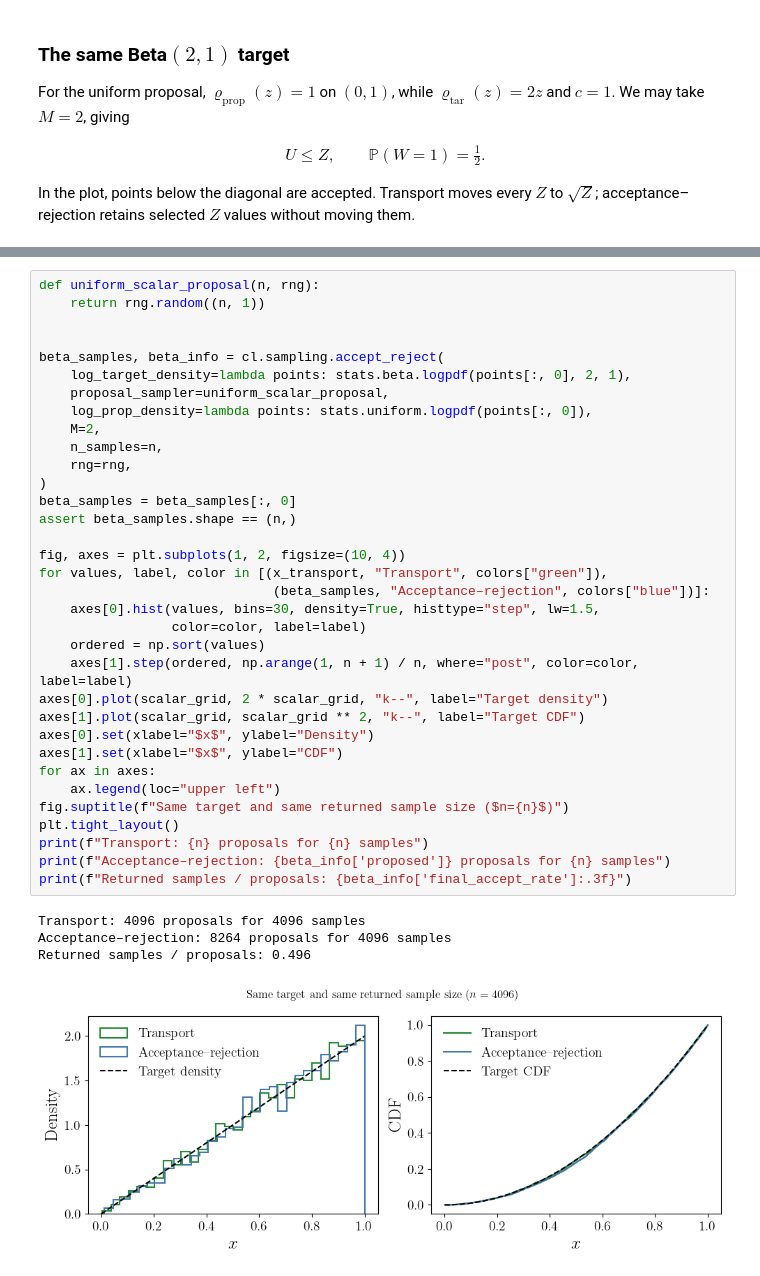
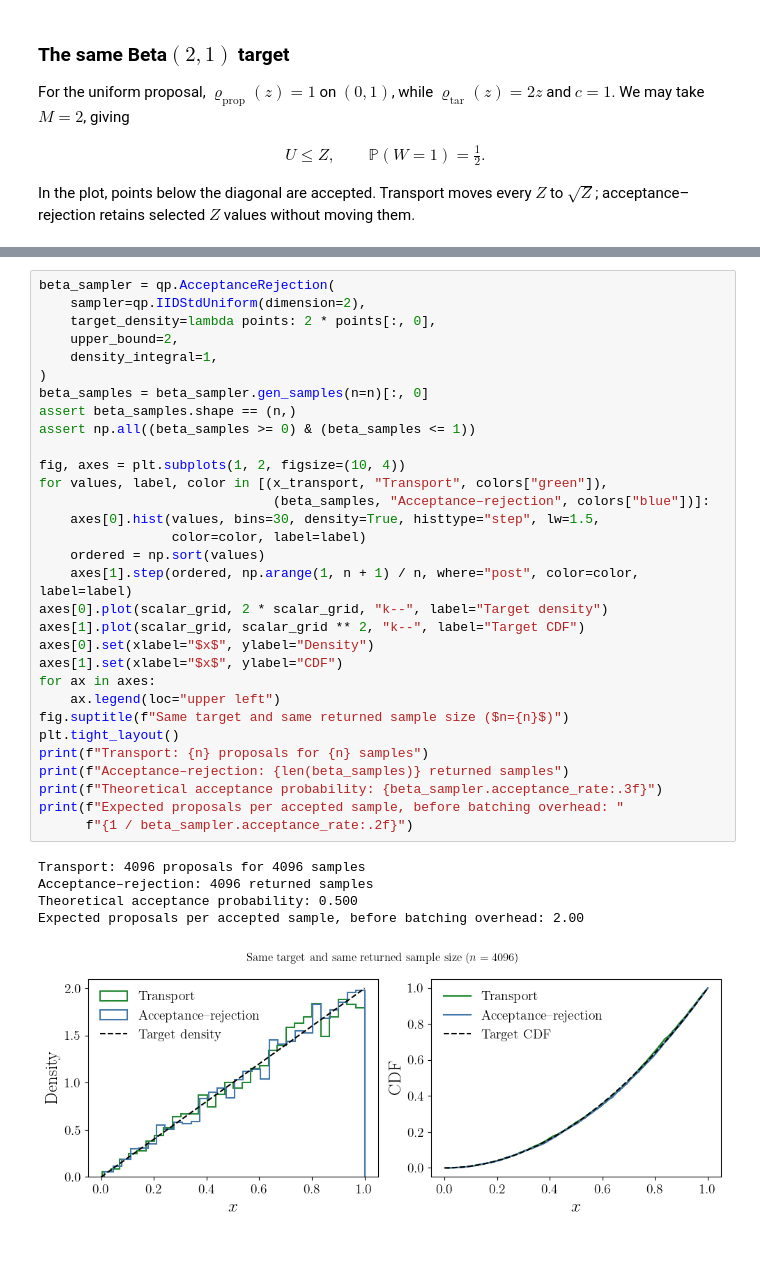
Before and after one commit to fjhickernell/MATH565Fall2026, a Jupyter notebook: notebooks/sampling/TransportMapsAndAcceptanceRejection.ipynb, the cells around one changed output, grey strips where cells are left out. Saved outputs shown, nothing was run; the diff lists cells and outputs as text; blank space fills up the shorter version.

```diff
--- a/notebooks/sampling/TransportMapsAndAcceptanceRejection.ipynb
+++ b/notebooks/sampling/TransportMapsAndAcceptanceRejection.ipynb
@@ -269,42 +272,40 @@ The shared sampler works in batches and discards any surplus accepted points in
 # %%
-def uniform_scalar_proposal(n, rng):
-    return rng.random((n, 1))
-
-
-beta_samples, beta_info = cl.sampling.accept_reject(
-    log_target_density=lambda points: stats.beta.logpdf(points[:, 0], 2, 1),
-    proposal_sampler=uniform_scalar_proposal,
-    log_prop_density=lambda points: stats.uniform.logpdf(points[:, 0]),
-    M=2,
-    n_samples=n,
-    rng=rng,
+beta_sampler = qp.AcceptanceRejection(
+    sampler=qp.IIDStdUniform(dimension=2),
+    target_density=lambda points: 2 * points[:, 0],
+    upper_bound=2,
+    density_integral=1,
 )
-beta_samples = beta_samples[:, 0]
+beta_samples = beta_sampler.gen_samples(n=n)[:, 0]
 assert beta_samples.shape == (n,)
+assert np.all((beta_samples >= 0) & (beta_samples <= 1))
 
 fig, axes = plt.subplots(1, 2, figsize=(10, 4))
 for values, label, color in [(x_transport, "Transport", colors["green"]),
                               (beta_samples, "Acceptance–rejection", colors["blue"])]:
     axes[0].hist(values, bins=30, density=True, histtype="step", lw=1.5,
                  color=color, label=label)
     ordered = np.sort(values)
     axes[1].step(ordered, np.arange(1, n + 1) / n, where="post", color=color, label=label)
 axes[0].plot(scalar_grid, 2 * scalar_grid, "k--", label="Target density")
 axes[1].plot(scalar_grid, scalar_grid ** 2, "k--", label="Target CDF")
 axes[0].set(xlabel="$x$", ylabel="Density")
 axes[1].set(xlabel="$x$", ylabel="CDF")
 for ax in axes:
     ax.legend(loc="upper left")
 fig.suptitle(f"Same target and same returned sample size ($n={n}$)")
 plt.tight_layout()
 print(f"Transport: {n} proposals for {n} samples")
-print(f"Acceptance–rejection: {beta_info['proposed']} proposals for {n} samples")
-print(f"Returned samples / proposals: {beta_info['final_accept_rate']:.3f}")
+print(f"Acceptance–rejection: {len(beta_samples)} returned samples")
+print(f"Theoretical acceptance probability: {beta_sampler.acceptance_rate:.3f}")
+print(f"Expected proposals per accepted sample, before batching overhead: "
+      f"{1 / beta_sampler.acceptance_rate:.2f}")
 # %% [output]
 Transport: 4096 proposals for 4096 samples
-Acceptance–rejection: 8264 proposals for 4096 samples
-Returned samples / proposals: 0.496
+Acceptance–rejection: 4096 returned samples
+Theoretical acceptance probability: 0.500
+Expected proposals per accepted sample, before batching overhead: 2.00
-[figure, old version]
+[figure, new version]
 # %% [markdown]
 ### A bounded banana-shaped target on $[0,1]^2$
 
```
Also changed, not shown: parts of 13 cells of this notebook, 12 other files.
